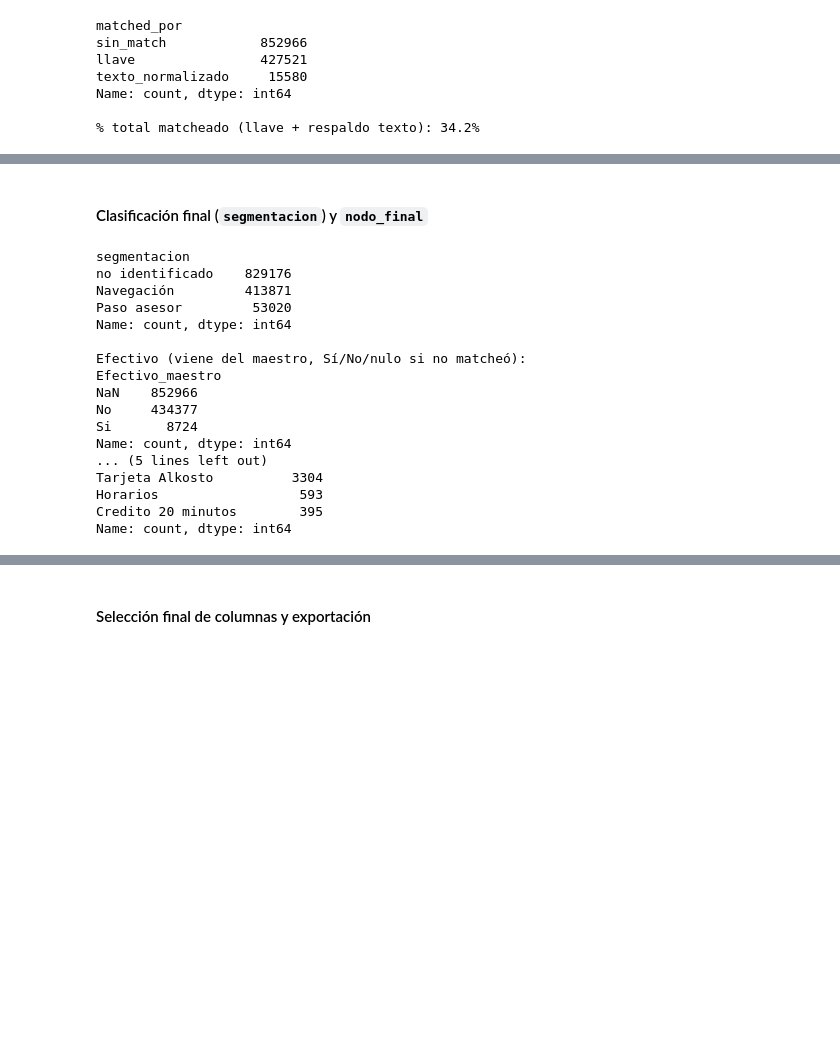
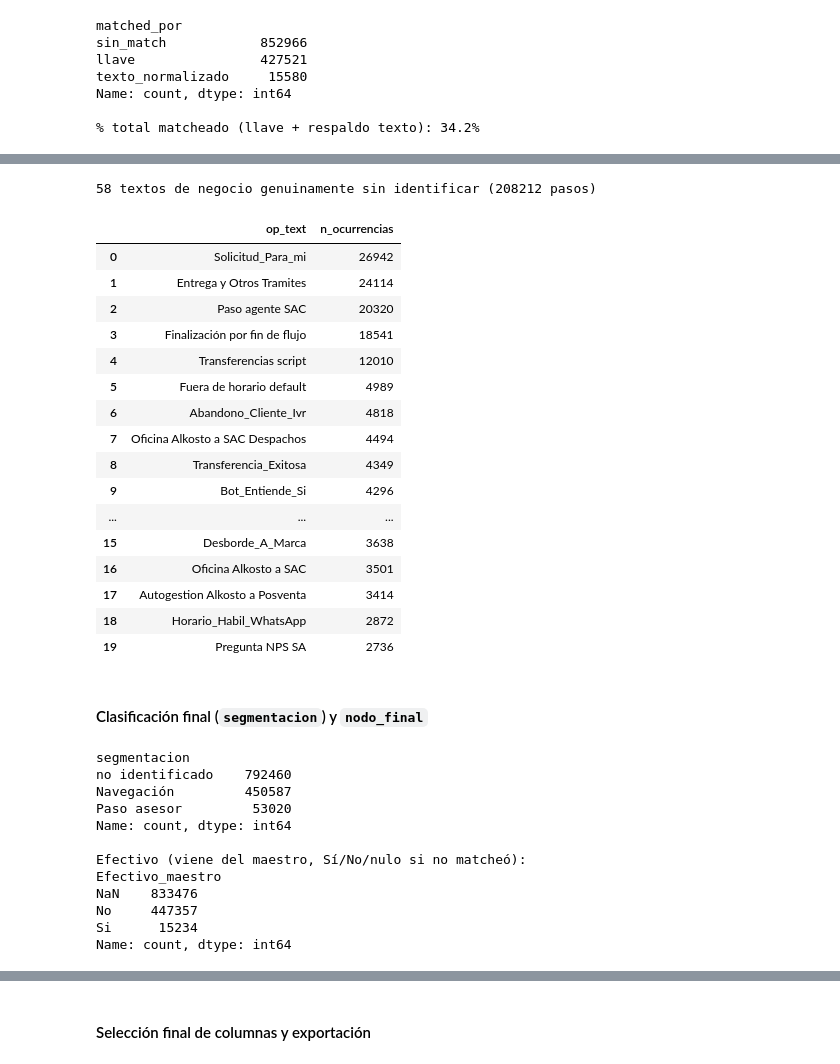
Before and after one commit to JPSOLANO10/Graphos_alk, a Jupyter notebook: 02_limpieza_segmentacion.ipynb, the cells around one changed output, grey strips where cells are left out. Saved outputs shown, nothing was run; the diff lists cells and outputs as text; code cells hidden in the pictures; blank space fills up the shorter version.

```diff
--- a/02_limpieza_segmentacion.ipynb
+++ b/02_limpieza_segmentacion.ipynb
@@ -235,10 +367,38 @@ no_identificados.head(30)
+# %%
+pendientes = (
+    df_join[(df_join["matched_por"] == "sin_match") & (df_join["categoria_tecnica"] == "negocio")]
+    .groupby("op_text")
+    .size()
+    .sort_values(ascending=False)
+    .rename("n_ocurrencias")
+    .reset_index()
+)
+print(f"{len(pendientes)} textos de negocio genuinamente sin identificar ({pendientes['n_ocurrencias'].sum()} pasos)")
+pendientes.head(20)
+# %% [output]
+58 textos de negocio genuinamente sin identificar (208212 pasos)
+|  | op_text | n_ocurrencias |
+| 0 | Solicitud_Para_mi | 26942 |
+| 1 | Entrega y Otros Tramites | 24114 |
+| 2 | Paso agente SAC | 20320 |
+| 3 | Finalización por fin de flujo | 18541 |
+| 4 | Transferencias script | 12010 |
+| 5 | Fuera de horario default | 4989 |
+| 6 | Abandono_Cliente_Ivr | 4818 |
+| 7 | Oficina Alkosto a SAC Despachos | 4494 |
+| 8 | Transferencia_Exitosa | 4349 |
+| 9 | Bot_Entiende_Si | 4296 |
+| ... | ... | ... |
+| 15 | Desborde_A_Marca | 3638 |
+| 16 | Oficina Alkosto a SAC | 3501 |
+| 17 | Autogestion Alkosto a Posventa | 3414 |
+| 18 | Horario_Habil_WhatsApp | 2872 |
+| 19 | Pregunta NPS SA | 2736 |
 # %% [markdown]
 #### Clasificación final (`segmentacion`) y `nodo_final`
 # %%
 # Regla manual de respaldo: cualquier op_text que contenga "paso" se marca como
-# Paso asesor, igual que en 01_Alk_final.ipynb — el maestro clasifica los 3
-# "Paso agente..." que ya conoce como Efectivo=No / Navegación, no como un tipo
-# aparte, así que esta regla sigue siendo necesaria.
+# Paso asesor — tiene prioridad sobre todo lo demás, igual que en 01_Alk_final.ipynb.
 es_paso_asesor = df_join["op_text"].str.lower().str.contains("paso", na=False)
 
 df_join["segmentacion"] = "no identificado"
@@ -248,26 +408,19 @@ df_join.loc[es_paso_asesor, "segmentacion"] = "Paso asesor"
 print(df_join["segmentacion"].value_counts())
 print("\nEfectivo (viene del maestro, Sí/No/nulo si no matcheó):")
 print(df_join["Efectivo_maestro"].value_counts(dropna=False))
-print("\nClasifica Efectivo:")
-print(df_join["Clasifica Efectivo_maestro"].value_counts(dropna=False))
 # %% [output]
 segmentacion
-no identificado    829176
-Navegación         413871
+no identificado    792460
+Navegación         450587
 Paso asesor         53020
 Name: count, dtype: int64
 
 Efectivo (viene del maestro, Sí/No/nulo si no matcheó):
 Efectivo_maestro
-NaN    852966
-No     434377
-Si       8724
+NaN    833476
+No     447357
+Si      15234
 Name: count, dtype: int64
-... (5 lines left out)
-Tarjeta Alkosto          3304
-Horarios                  593
-Credito 20 minutos        395
-Name: count, dtype: int64
 # %%
 columnas_nodo_maestro = [f"Nodo {i}_maestro" for i in range(1, 11)]
 
```
Also changed, not shown: parts of 22 cells of this notebook, 2 other files.
